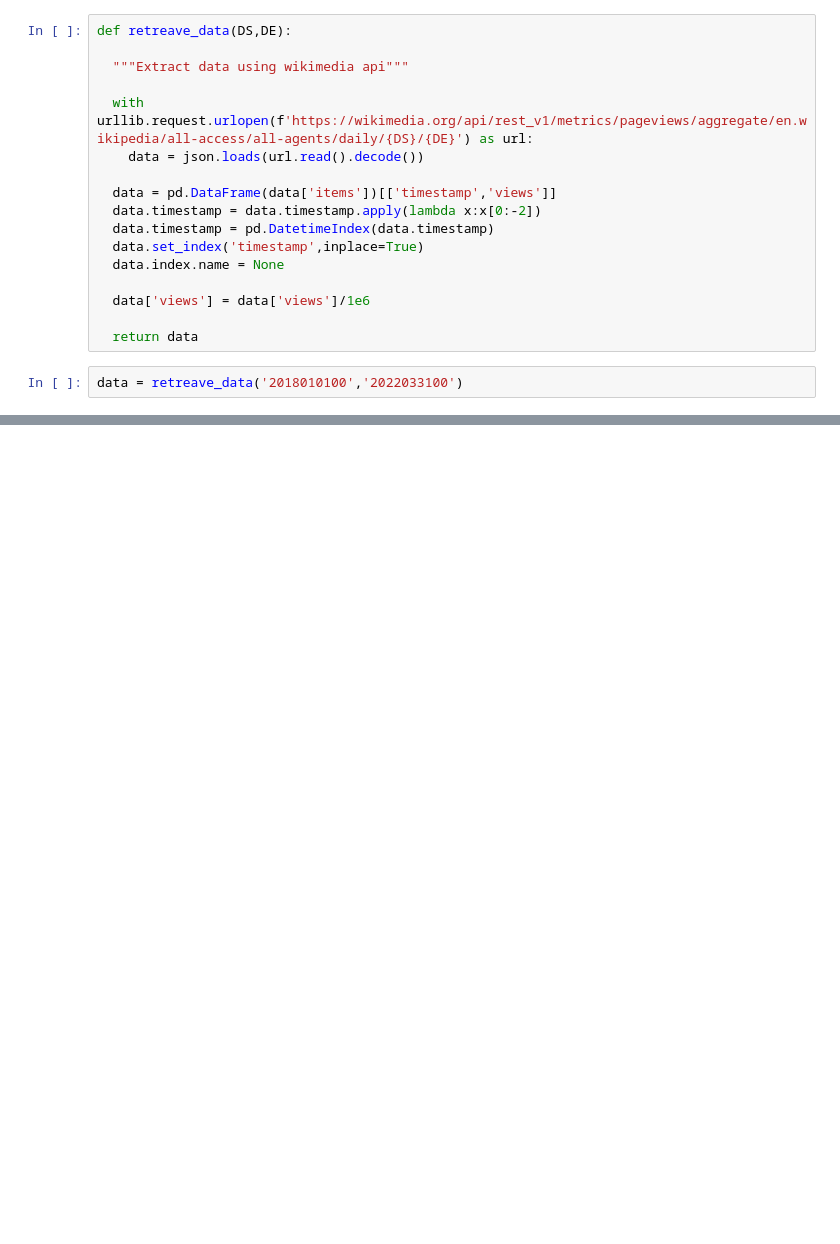
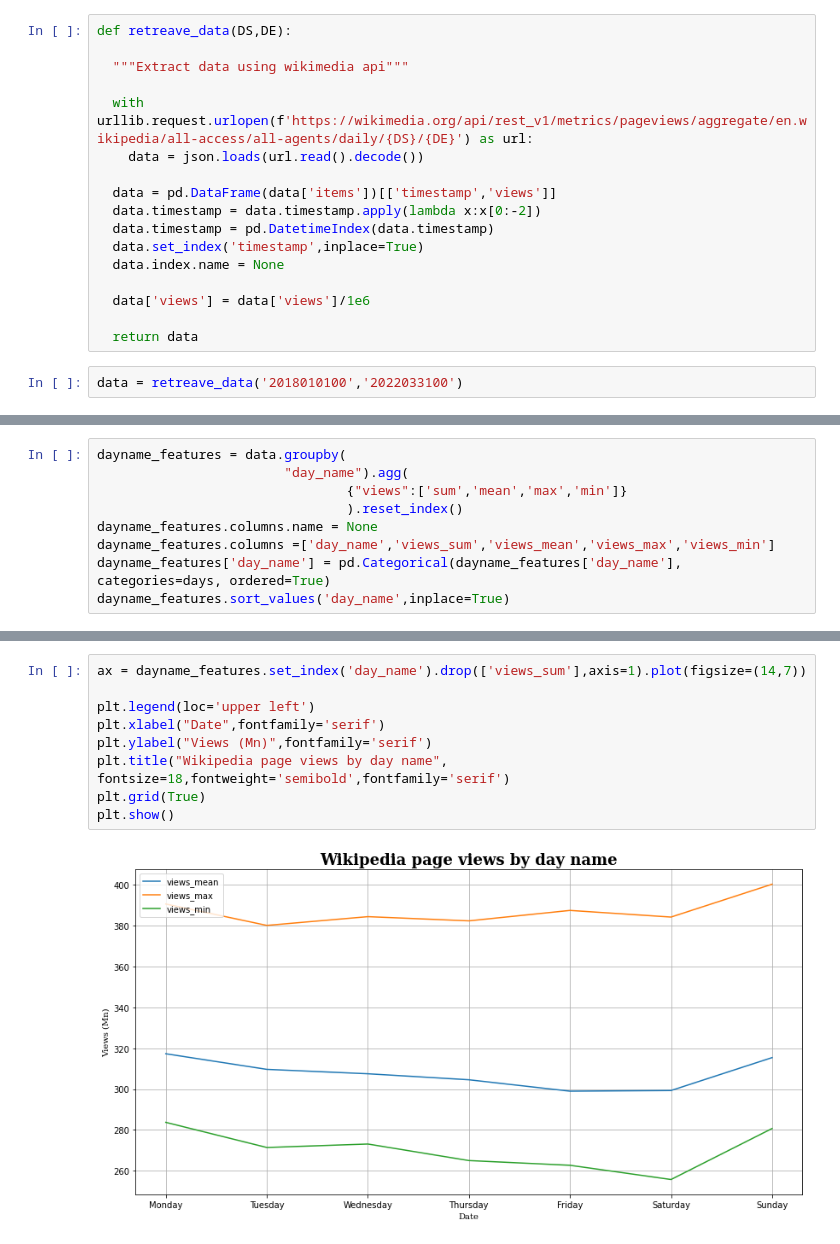
Before and after one commit to Ransaka/MyForecastingRepo, a Jupyter notebook: Getting Started/xgboost model.ipynb, the cells around one changed output, grey strips where cells are left out. Saved outputs shown, nothing was run; the diff lists cells and outputs as text; blank space fills up the shorter version.

```diff
--- a/Getting Started/xgboost model.ipynb
+++ b/Getting Started/xgboost model.ipynb
@@ -34,0 +63,9 @@ plt.show()
+# %%
+dayname_features = data.groupby(
+                        "day_name").agg(
+                                {"views":['sum','mean','max','min']}
+                                ).reset_index()
+dayname_features.columns.name = None
+dayname_features.columns =['day_name','views_sum','views_mean','views_max','views_min']
+dayname_features['day_name'] = pd.Categorical(dayname_features['day_name'], categories=days, ordered=True)
+dayname_features.sort_values('day_name',inplace=True)
@@ -34,0 +83,11 @@ plt.show()
+# %%
+ax = dayname_features.set_index('day_name').drop(['views_sum'],axis=1).plot(figsize=(14,7))
+
+plt.legend(loc='upper left')
+plt.xlabel("Date",fontfamily='serif')
+plt.ylabel("Views (Mn)",fontfamily='serif')
+plt.title("Wikipedia page views by day name", fontsize=18,fontweight='semibold',fontfamily='serif')
+plt.grid(True)
+plt.show()
+# %% [output]
+[figure, added]
```
Also changed, not shown: parts of 35 cells of this notebook.
